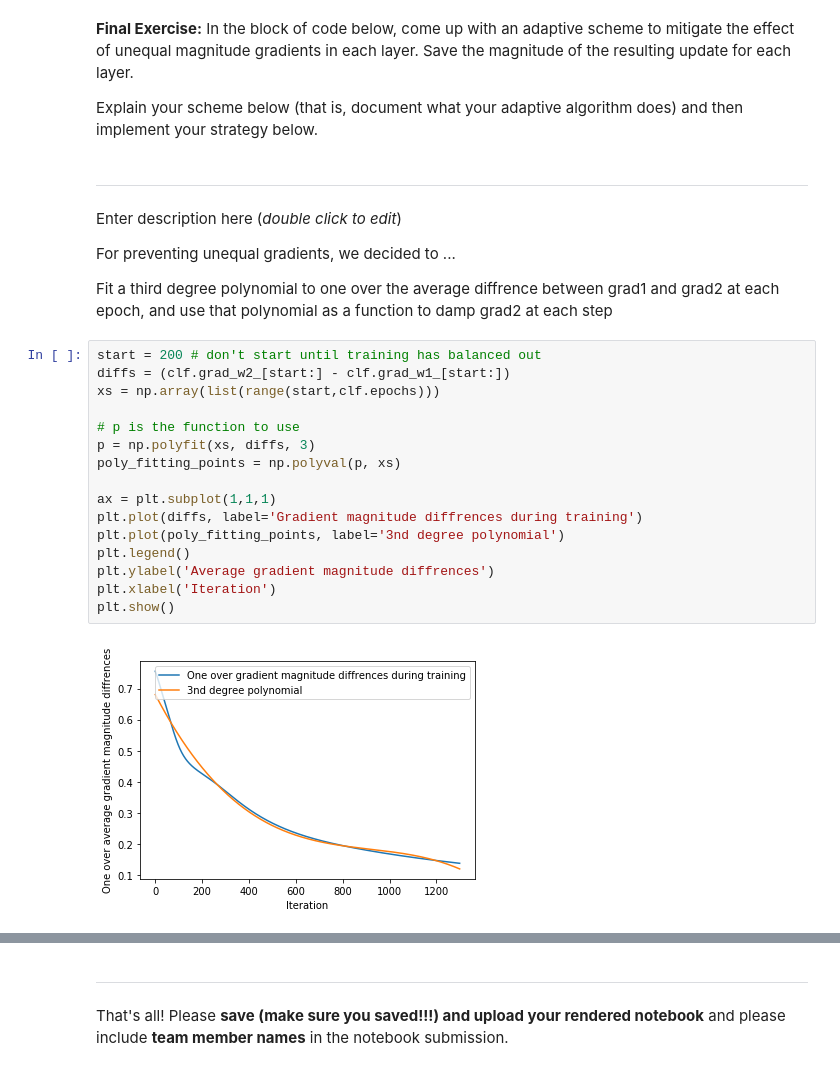
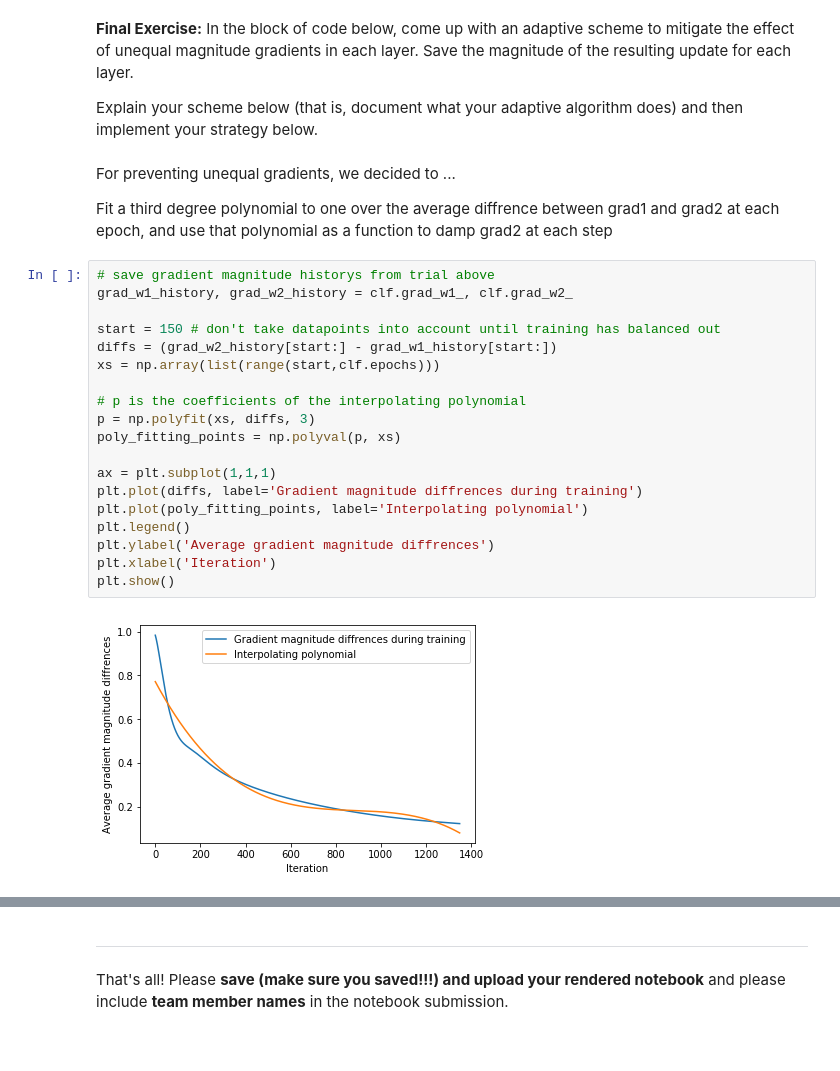
Before and after one commit to browlm13/MachineLearningICA3, a Jupyter notebook: ICA3_MachineLearning.ipynb, the cells around one changed output, grey strips where cells are left out. Cells and saved outputs as stored; diff of their text form.

```diff
--- a/ICA3_MachineLearning.ipynb
+++ b/ICA3_MachineLearning.ipynb
@@ -384,30 +385,30 @@ ___
 
 Explain your scheme below (that is, document what your adaptive algorithm does) and then implement your strategy below.
 # %% [markdown]
-___
-Enter description here (*double click to edit*)
-
 For preventing unequal gradients, we decided to ...
 
 Fit a third degree polynomial to one over the average diffrence between grad1 and grad2 at each epoch, and use that polynomial as a function to damp grad2 at each step
 # %%
-start = 200 # don't start until training has balanced out
-diffs = (clf.grad_w2_[start:] - clf.grad_w1_[start:])
+# save gradient magnitude historys from trial above
+grad_w1_history, grad_w2_history = clf.grad_w1_, clf.grad_w2_
+
+start = 150 # don't take datapoints into account until training has balanced out
+diffs = (grad_w2_history[start:] - grad_w1_history[start:])
 xs = np.array(list(range(start,clf.epochs)))
 
-# p is the function to use
+# p is the coefficients of the interpolating polynomial
 p = np.polyfit(xs, diffs, 3)
 poly_fitting_points = np.polyval(p, xs)
 
 ax = plt.subplot(1,1,1)
 plt.plot(diffs, label='Gradient magnitude diffrences during training')
-plt.plot(poly_fitting_points, label='3nd degree polynomial')
+plt.plot(poly_fitting_points, label='Interpolating polynomial')
 plt.legend()
 plt.ylabel('Average gradient magnitude diffrences')
 plt.xlabel('Iteration')
 plt.show()
 # %% [output]
-[figure, old version]
+[figure, new version]
 # %%
 class TwoLayerPerceptronNew(TwoLayerPerceptronVect):
     def fit(self, X, y):
```
Also changed, not shown: parts of 3 cells of this notebook.
